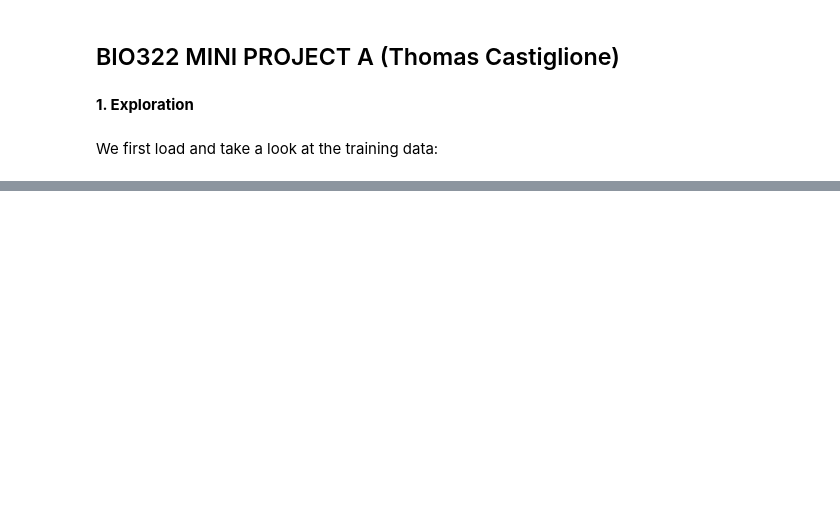
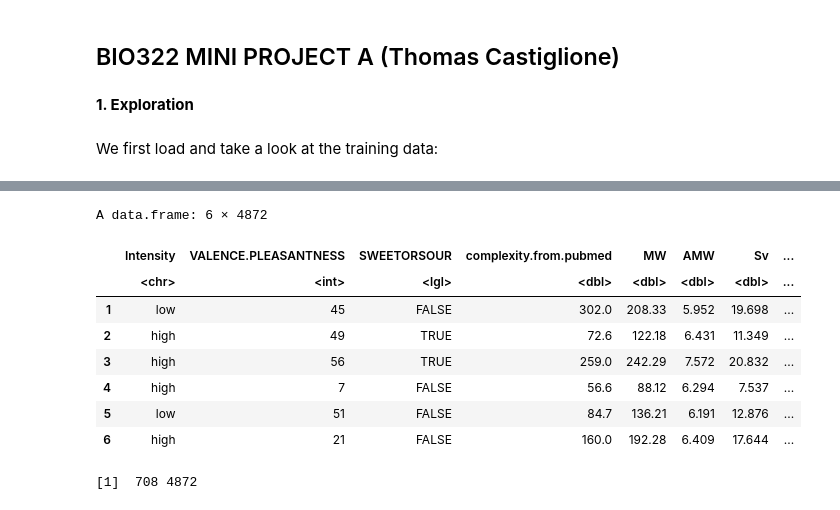
Before and after one commit to tomcastigl/BIO-322_mini_proj, a Jupyter notebook: src/projectA.ipynb, the cells around one changed output, grey strips where cells are left out. Drawn from its saved outputs; the diff is of its cells as text; code cells hidden in the pictures; blank space fills up the shorter version.

```diff
--- a/src/projectA.ipynb
+++ b/src/projectA.ipynb
@@ -4,5 +4,3 @@
 **1. Exploration**
 # %% [markdown]
 We first load and take a look at the training data:
-# %%
-data<-na.omit(read.csv(file.path("..", "data","training_data.csv")))
@@ -102,0 +9,17 @@ ERROR: Error in leaps.setup(x[, ii[reorder], drop = FALSE], y, wt, force.in[reor
+# %%
+head(data.full)
+dim(data.full)
+#plot(sort(data$VALENCE.PLEASANTNESS))
+#plot(sort(data$MW),data$VALENCE.PLEASANTNESS, xlab='MW')
+#plot(as.factor(data$SWEETORSOUR),data$VALENCE.PLEASANTNESS,xlab='SWEETORSOUR')
+# %% [output]
+A data.frame: 6 × 4872
+|  | Intensity | VALENCE.PLEASANTNESS | SWEETORSOUR | complexity.from.pubmed | MW | AMW | Sv | ... |
+|  | <chr> | <int> | <lgl> | <dbl> | <dbl> | <dbl> | <dbl> | ... |
+| 1 | low | 45 | FALSE | 302.0 | 208.33 | 5.952 | 19.698 | ... |
+| 2 | high | 49 | TRUE | 72.6 | 122.18 | 6.431 | 11.349 | ... |
+| 3 | high | 56 | TRUE | 259.0 | 242.29 | 7.572 | 20.832 | ... |
+| 4 | high | 7 | FALSE | 56.6 | 88.12 | 6.294 | 7.537 | ... |
+| 5 | low | 51 | FALSE | 84.7 | 136.21 | 6.191 | 12.876 | ... |
+| 6 | high | 21 | FALSE | 160.0 | 192.28 | 6.409 | 17.644 | ... |
+[1]  708 4872
```
Also changed, not shown: parts of 35 cells of this notebook, 1 other file.
